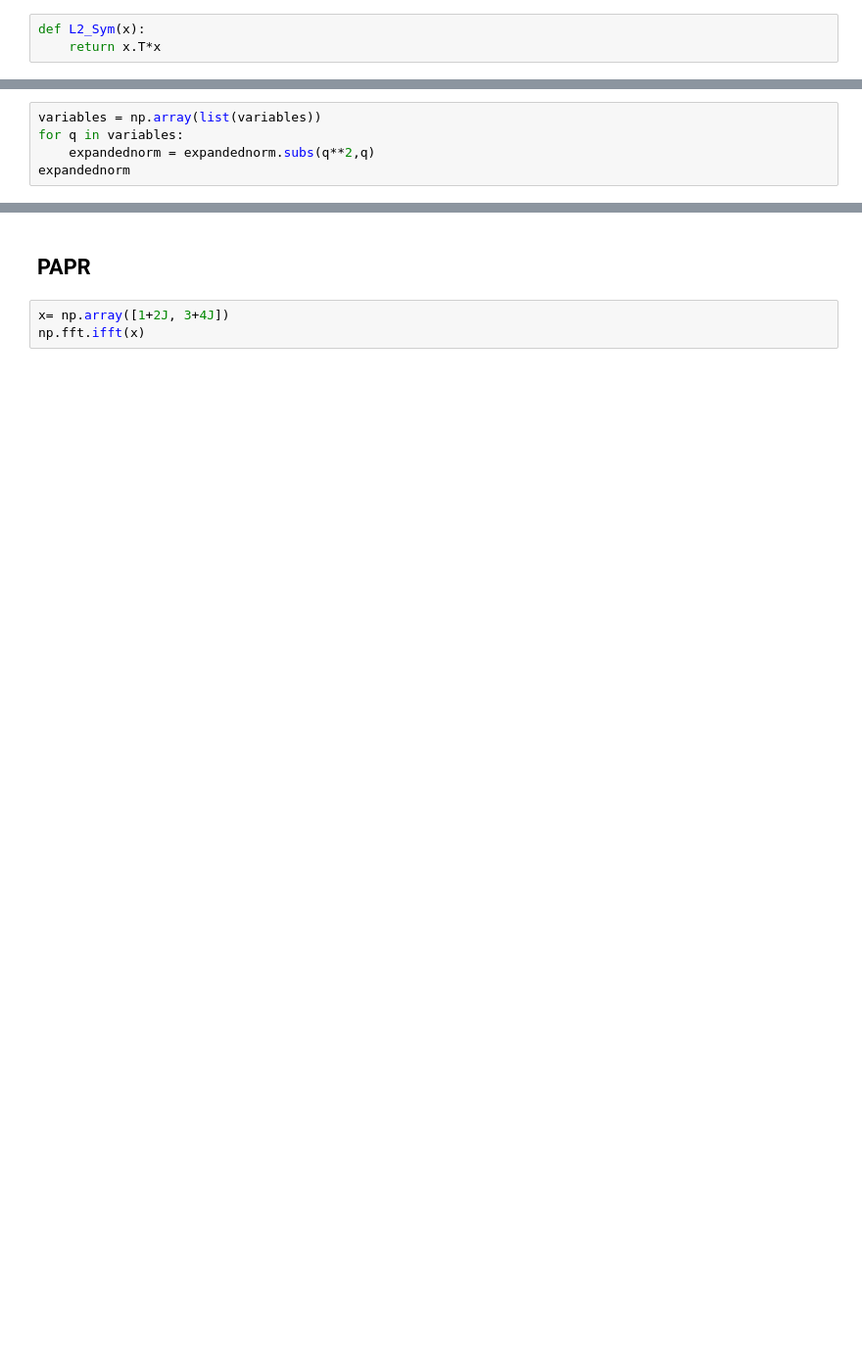
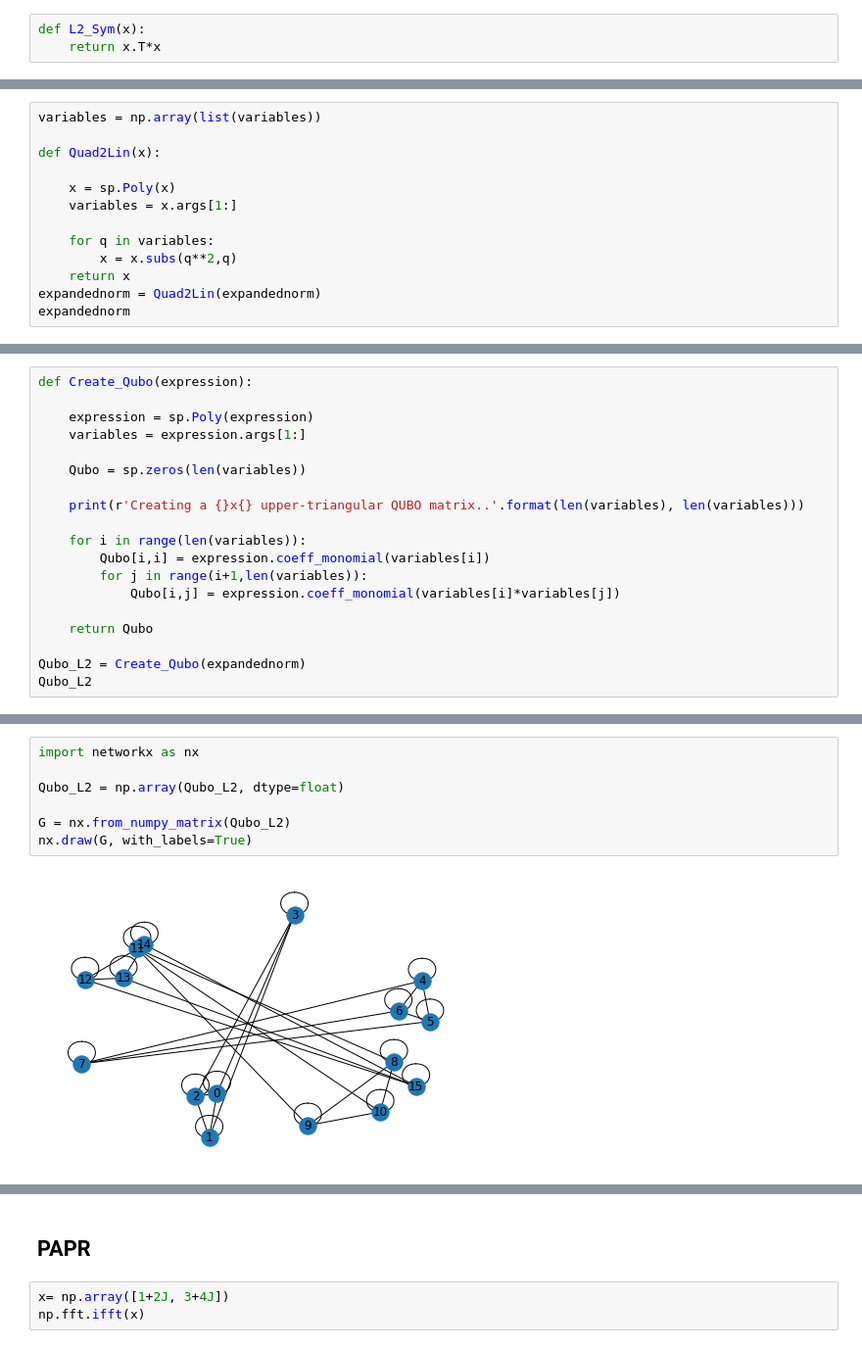
Before and after one commit to DBern97/Dwave-RAN-algs, a Jupyter notebook: ocean_trial_runs.ipynb, the cells around one changed output, grey strips where cells are left out. Shown at 98% size. Saved outputs shown, nothing was run; the diff lists cells and outputs as text; blank space fills up the shorter version.

```diff
--- a/ocean_trial_runs.ipynb
+++ b/ocean_trial_runs.ipynb
@@ -511,5 +498,0 @@ variables
-# %%
-variables = np.array(list(variables))
-for q in variables:
-    expandednorm = expandednorm.subs(q**2,q)
-expandednorm
@@ -726,0 +525,13 @@ TypeError: No matching signature found
+# %%
+variables = np.array(list(variables))
+
+def Quad2Lin(x):
+
+    x = sp.Poly(x)
+    variables = x.args[1:]
+
+    for q in variables:
+        x = x.subs(q**2,q)
+    return x
+expandednorm = Quad2Lin(expandednorm)
+expandednorm
@@ -726,0 +590,19 @@ TypeError: No matching signature found
+# %%
+def Create_Qubo(expression):
+
+    expression = sp.Poly(expression)
+    variables = expression.args[1:]
+
+    Qubo = sp.zeros(len(variables))
+
+    print(r'Creating a {}x{} upper-triangular QUBO matrix..'.format(len(variables), len(variables)))
+
+    for i in range(len(variables)):
+        Qubo[i,i] = expression.coeff_monomial(variables[i])
+        for j in range(i+1,len(variables)):
+            Qubo[i,j] = expression.coeff_monomial(variables[i]*variables[j])
+
+    return Qubo
+
+Qubo_L2 = Create_Qubo(expandednorm)
+Qubo_L2
@@ -726,0 +612,9 @@ TypeError: No matching signature found
+# %%
+import networkx as nx
+
+Qubo_L2 = np.array(Qubo_L2, dtype=float)
+
+G = nx.from_numpy_matrix(Qubo_L2)
+nx.draw(G, with_labels=True)
+# %% [output]
+[figure, added]
```
Also changed, not shown: parts of 69 cells of this notebook, 3 other files.
